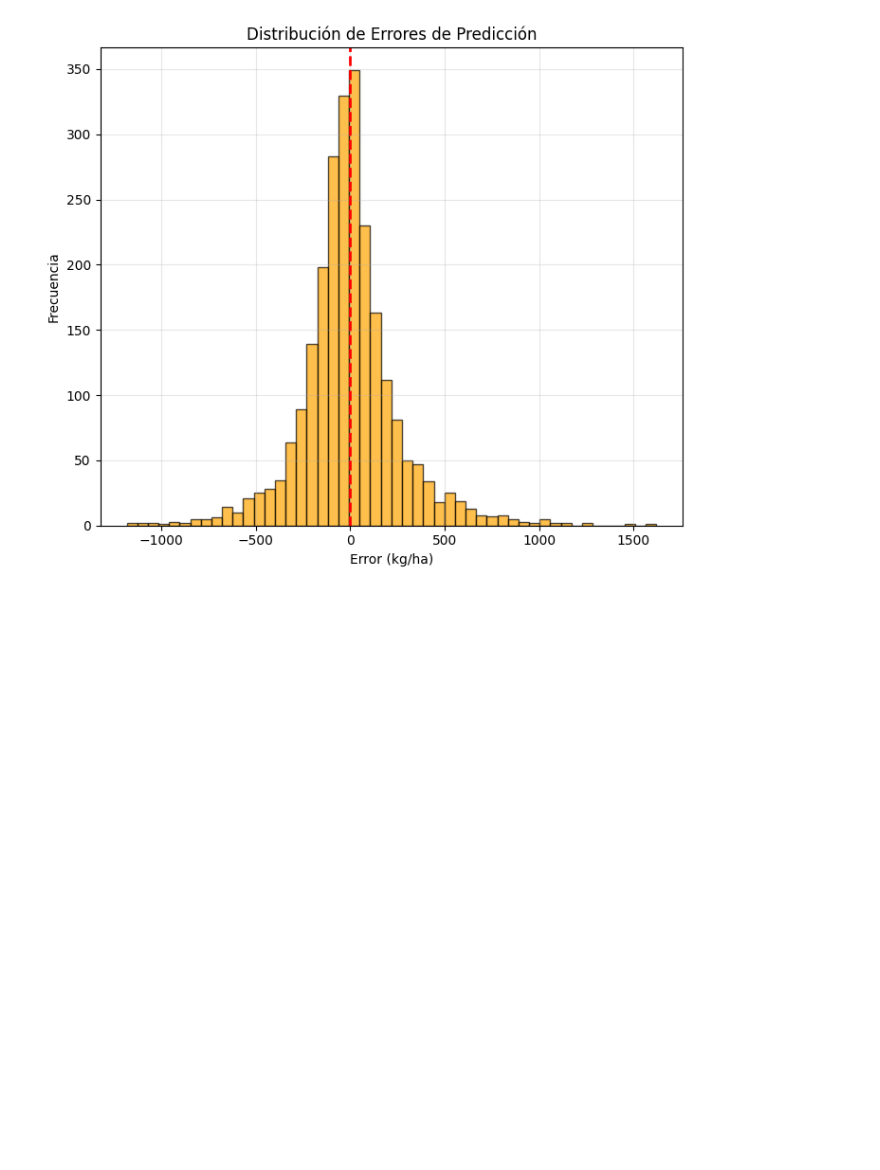
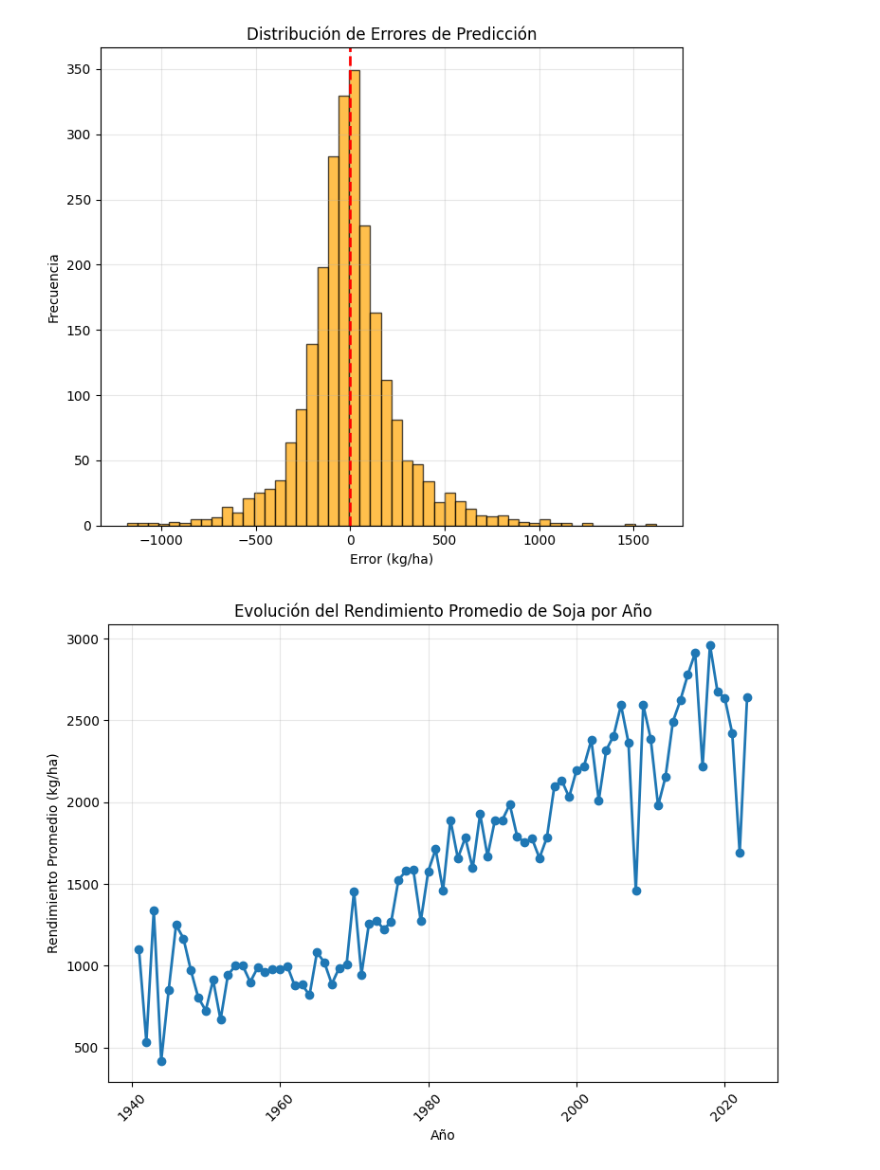
Before and after one commit to b-silva98/Prediccion-del-Rendimiento-de-Soja-en-Argentina, a Jupyter notebook: analisis_rendimiento_soja.ipynb, the cells around one changed output. Saved outputs shown, nothing was run; the diff lists cells and outputs as text; code cells hidden in the pictures; blank space fills up the shorter version.

Commit message:
feat: vicualizar Evolución del Rendimiento Promedio por Año

```diff
--- a/analisis_rendimiento_soja.ipynb
+++ b/analisis_rendimiento_soja.ipynb
@@ -259,3 +259,17 @@ plt.tight_layout()
 plt.show()
 # %% [output]
 [figure]
+# %%
+# --- Evolución del Rendimiento Promedio por Año ---
+plt.figure(figsize=(8, 6))
+rendimiento_anual = df_sin_outliers.groupby('anio')['rendimiento_kgxha'].mean()
+plt.plot(rendimiento_anual.index, rendimiento_anual.values, marker='o', linewidth=2)
+plt.title('Evolución del Rendimiento Promedio de Soja por Año')
+plt.xlabel('Año')
+plt.ylabel('Rendimiento Promedio (kg/ha)')
+plt.grid(True, alpha=0.3)
+plt.xticks(rotation=45)
+plt.tight_layout()
+plt.show()
+# %% [output]
+[figure, added]
```
